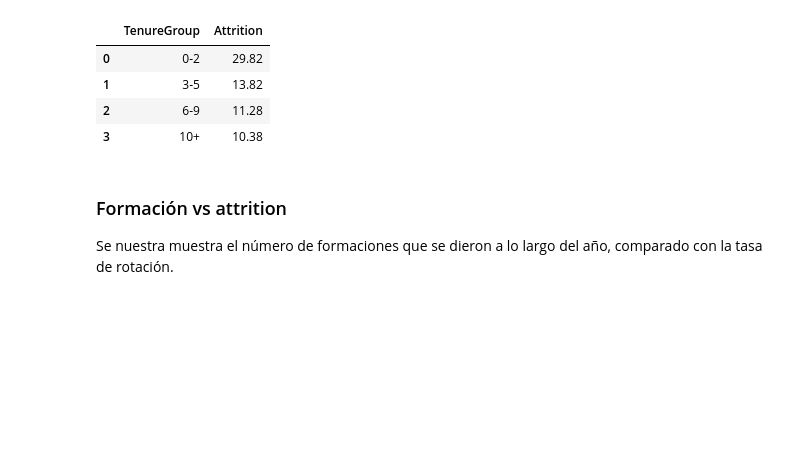
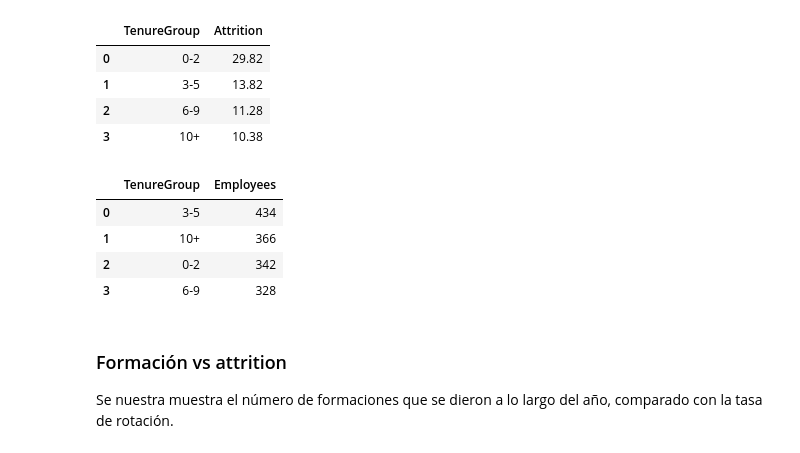
Before and after one commit to mariagranero/proyecto-da-promo-64-modulo-3-team-1, a Jupyter notebook: Notebooks/03_Análisis.ipynb, the cells around one changed output. Drawn from its saved outputs; the diff is of its cells as text; code cells hidden in the pictures; blank space fills up the shorter version.

```diff
--- a/Notebooks/03_Análisis.ipynb
+++ b/Notebooks/03_Análisis.ipynb
@@ -916,6 +925,16 @@ display(attrition_tenure.round(2))
 | 1 | 3-5 | 13.82 |
 | 2 | 6-9 | 11.28 |
 | 3 | 10+ | 10.38 |
+# %%
+#agrupar por rango de antiguedad y contar cuantos empleados hay por grupo de antiguedad.
+tenure_counts = (df["TenureGroup"].value_counts().reset_index().rename(columns={"count" : "Employees"}))
+display(tenure_counts)
+# %% [output]
+|  | TenureGroup | Employees |
+| 0 | 3-5 | 434 |
+| 1 | 10+ | 366 |
+| 2 | 0-2 | 342 |
+| 3 | 6-9 | 328 |
 # %% [markdown]
 ### Formación vs attrition
 Se nuestra muestra el número de formaciones que se dieron a lo largo del año, comparado con la tasa de rotación.
```
Also changed, not shown: parts of 1 cell of this notebook.
